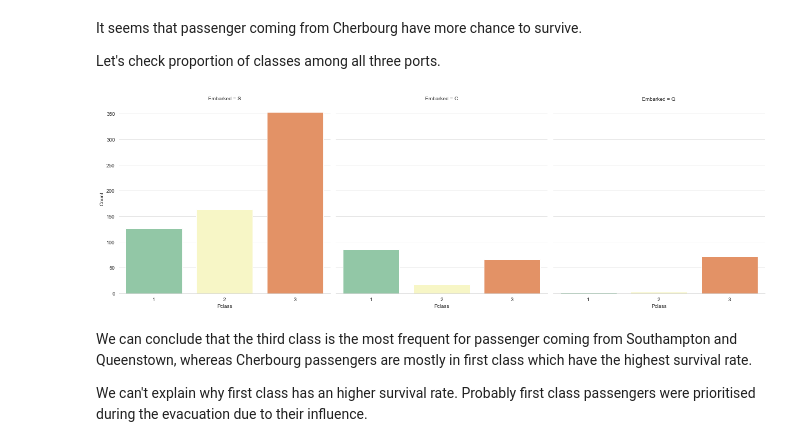
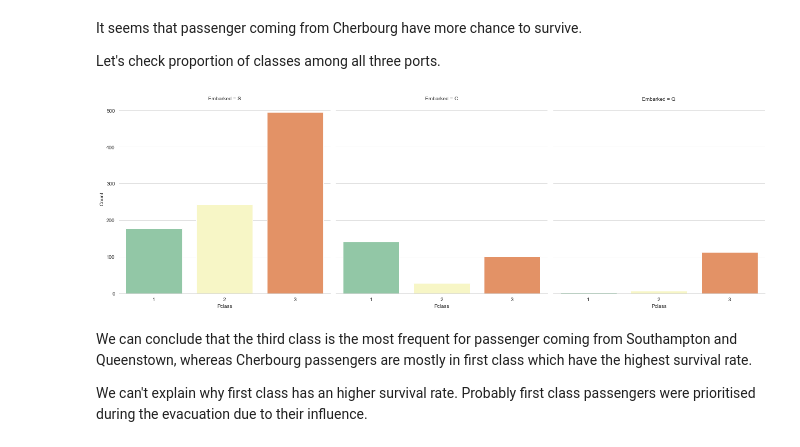
Before and after one commit to mmaku/Kaggle_titanic, a Jupyter notebook: 11 Titanic.ipynb, the cells around one changed output. Drawn from its saved outputs; the diff is of its cells as text; code cells hidden in the pictures.

```diff
--- a/11 Titanic.ipynb
+++ b/11 Titanic.ipynb
@@ -333,11 +331,11 @@ It seems that passenger coming from Cherbourg have more chance to survive.
 Let's check proportion of classes among all three ports.
 # %%
 # Pclass vs Embarked
-g = sns.catplot("Pclass", col="Embarked", data=train, height=6, kind="count", palette="Spectral_r")
+g = sns.catplot("Pclass", col="Embarked", data=dataset, height=6, kind="count", palette="Spectral_r")
 g.despine(left=True)
 g = g.set_ylabels("Count")
 # %% [output]
-[figure, old version]
+[figure, new version]
 # %% [markdown]
 We can conclude that the third class is the most frequent for passenger coming from Southampton and Queenstown, whereas Cherbourg passengers are mostly in first class which have the highest survival rate.
 
```
Also changed, not shown: parts of 20 cells of this notebook.
